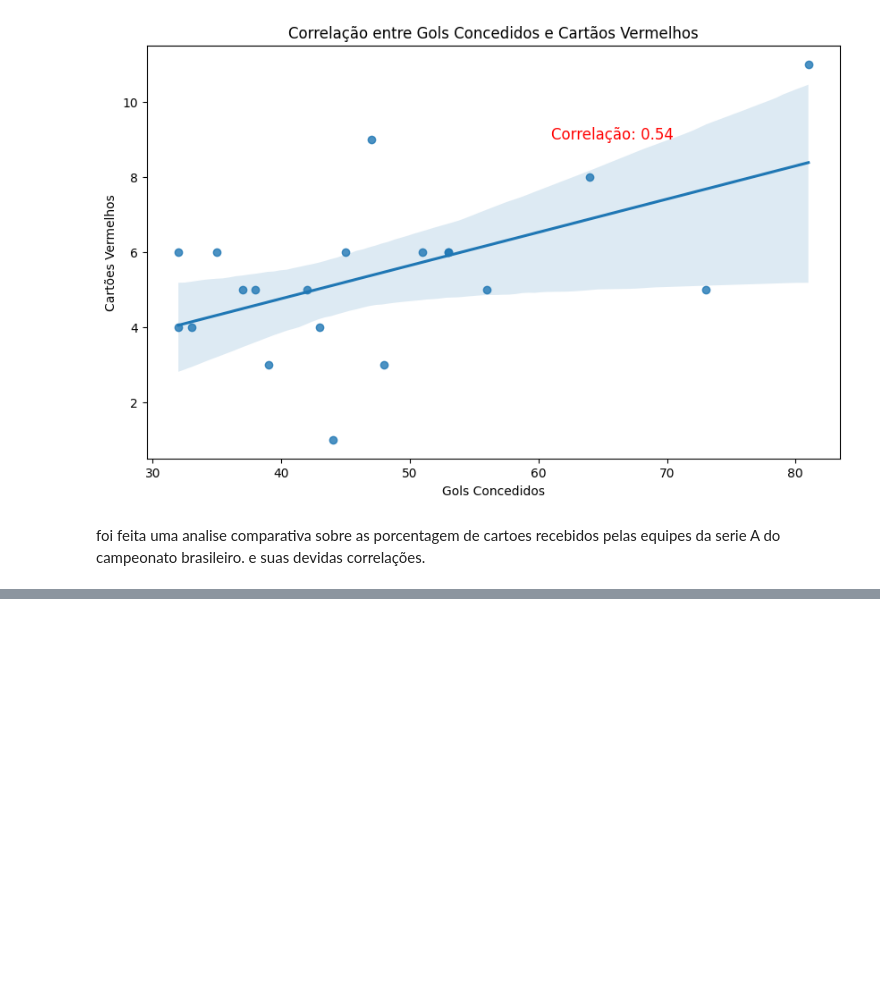
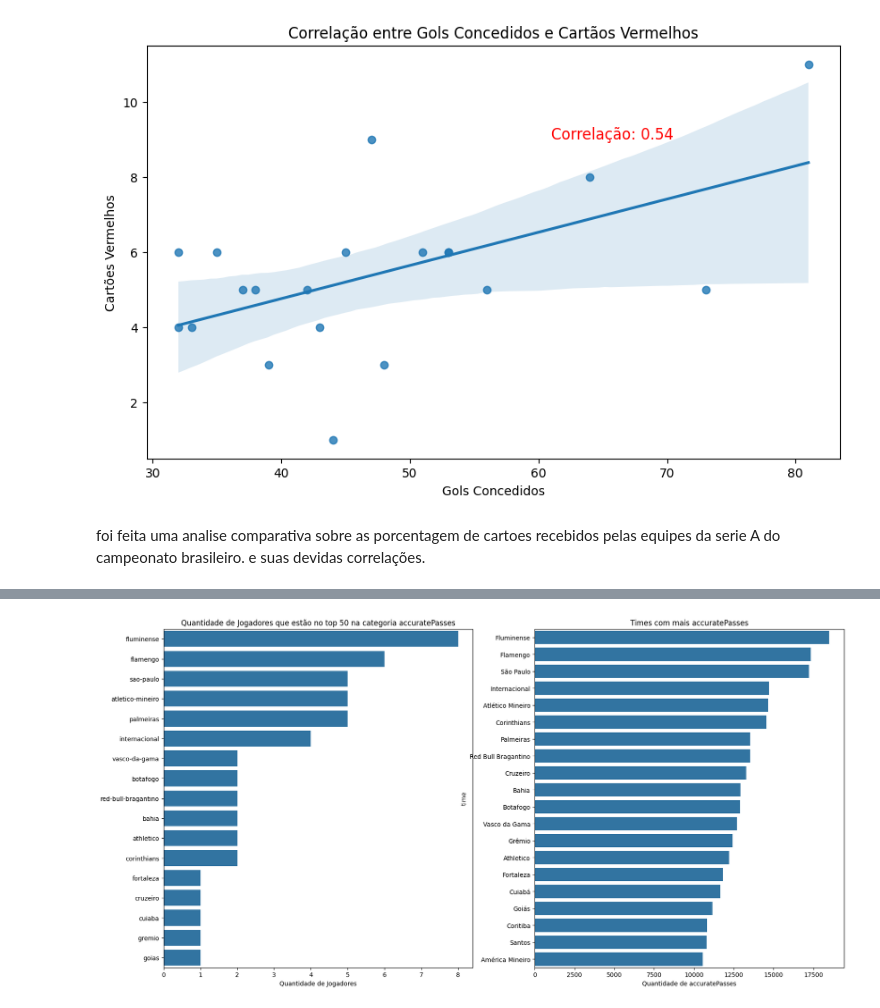
Before and after one commit to JonasCGN/Analise-Futebol-Trabalho-01, a Jupyter notebook: analise.ipynb, the cells around one changed output, grey strips where cells are left out. Saved outputs shown, nothing was run; the diff lists cells and outputs as text; code cells hidden in the pictures; blank space fills up the shorter version.

```diff
--- a/analise.ipynb
+++ b/analise.ipynb
@@ -124,0 +166,33 @@ foi feita uma analise comparativa sobre as porcentagem de cartoes recebidos pela
+# %%
+time_qtd_accuratePasses = {}
+
+for jogadorEstatitiscaGeral in jogadores['topPlayers']:
+    jogadorEstatitiscaGeral = eval(jogadorEstatitiscaGeral)
+    for jogador in jogadorEstatitiscaGeral:
+        team = jogador['team']['slug']
+        if 'accuratePasses' in jogador['statistics']:
+            time_qtd_accuratePasses[team] = time_qtd_accuratePasses.get(team, 0) + 1
+
+# Ordenar o dicionário
+time_qtd_accuratePasses = dict(sorted(time_qtd_accuratePasses.items(), key=lambda item: item[1], reverse=True))
+
+
+# Criar dois graficos de barras
+fig, axs = plt.subplots(1, 2, figsize=(20, 10))
+
+sns.barplot(y=list(time_qtd_accuratePasses.keys()), x=list(time_qtd_accuratePasses.values()), ax=axs[0])
+
+axs[0].set_title('Quantidade de Jogadores que estão no top 50 na categoria accuratePasses')
+axs[0].set_xlabel('Quantidade de Jogadores')
+
+time_accuratePasses = times[times['statistics'] == 'accuratePasses']
+time_accuratePasses = time_accuratePasses[['time', 'valor']].sort_values(by='valor', ascending=False)
+
+sns.barplot(y='time', x='valor', data=time_accuratePasses, ax=axs[1])
+
+axs[1].set_title('Times com mais accuratePasses')
+axs[1].set_xlabel('Quantidade de accuratePasses')
+
+plt.show()
+# %% [output]
+[figure, added]
```
Also changed, not shown: parts of 7 cells of this notebook.
